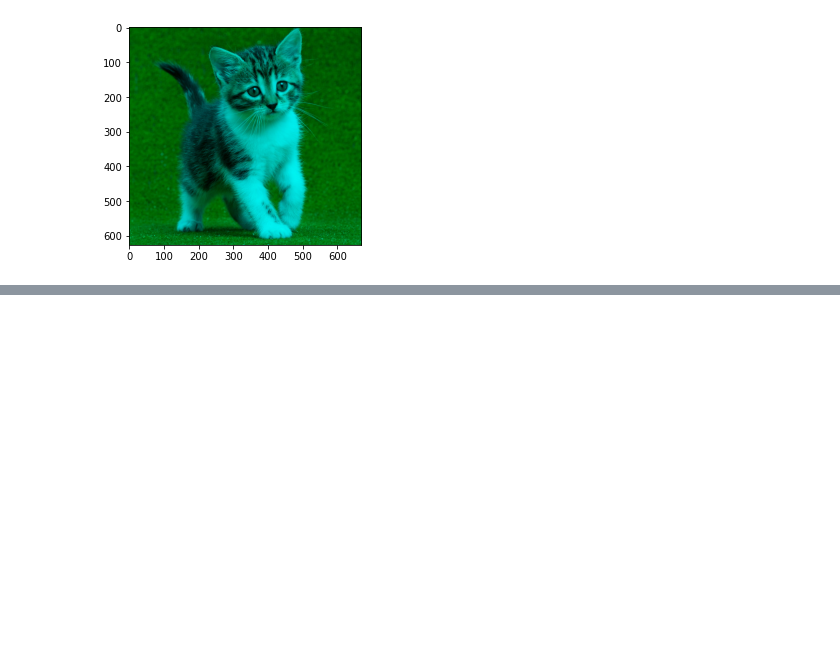
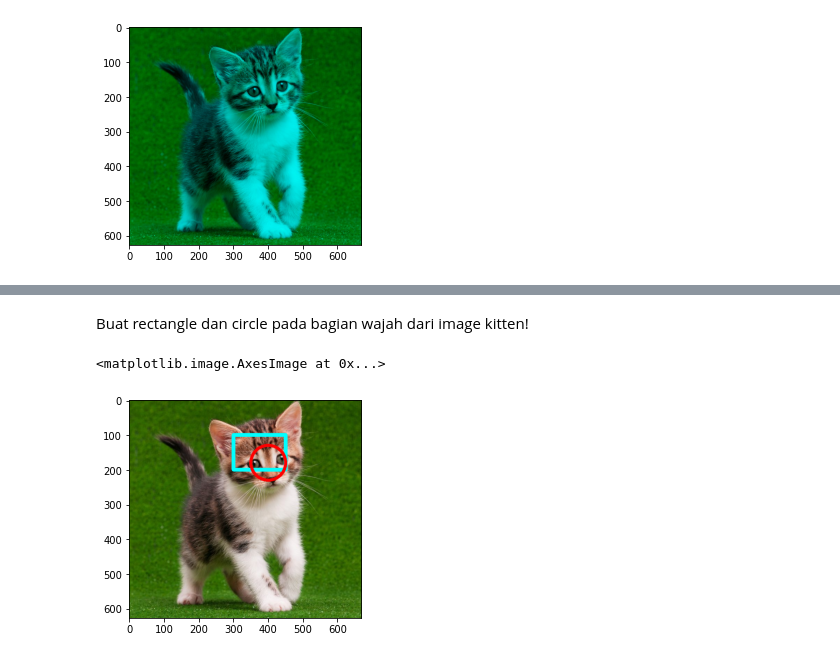
Before and after one commit to RianNura15/PCVK_2022, a Jupyter notebook: Jobsheet2_Modul2.ipynb, the cells around one changed output, grey strips where cells are left out. Cells and saved outputs as stored; diff of their text form; code cells hidden in the pictures; blank space fills up the shorter version.

```diff
--- a/Jobsheet2_Modul2.ipynb
+++ b/Jobsheet2_Modul2.ipynb
@@ -169,0 +180,11 @@ plt.imshow(img3)
+# %% [markdown]
+Buat rectangle dan circle pada bagian wajah dari image kitten!
+# %%
+img2 = img
+img4 = cv.cvtColor(img, cv.COLOR_BGR2RGB)
+cv.rectangle(img4, pt1 = (300,100), pt2 = (450, 200), color = (0,255,255), thickness = 9)
+cv.circle(img4, center = (400,180), radius = 50, color = (255,0,0), thickness = 8)
+plt.imshow(img4)
+# %% [output]
+<matplotlib.image.AxesImage at 0x...>
+[figure, added]
```
Also changed, not shown: parts of 3 cells of this notebook.
